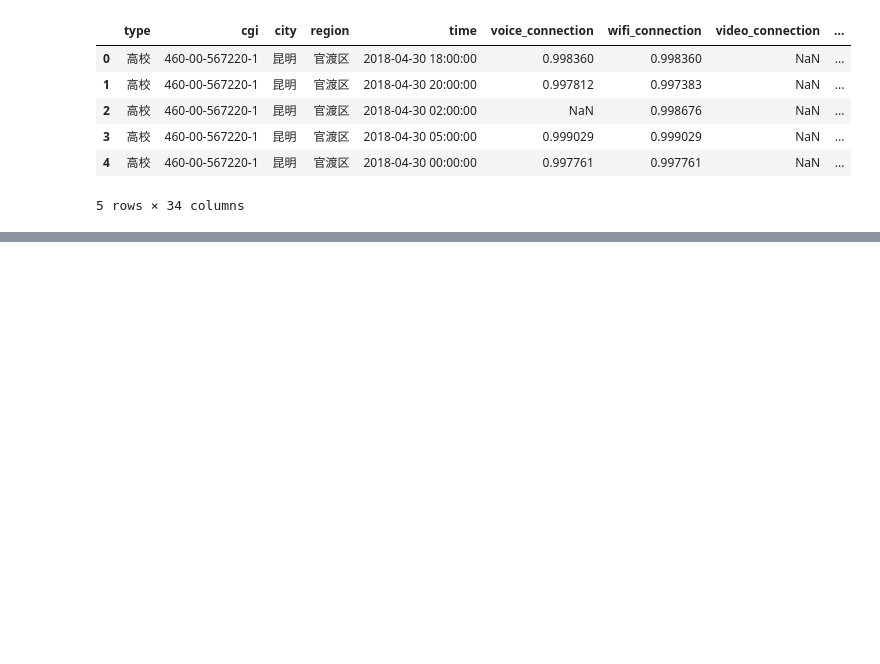
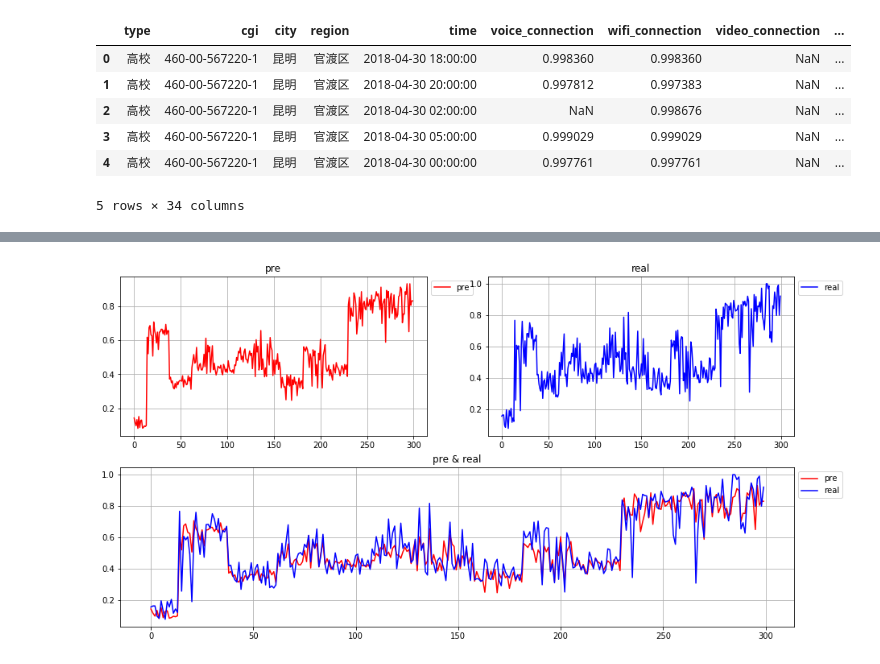
Before and after one commit to MashirosBaumkuchen/mr, a Jupyter notebook: src/situation.ipynb, the cells around one changed output, grey strips where cells are left out. Saved outputs shown, nothing was run; the diff lists cells and outputs as text; code cells hidden in the pictures; blank space fills up the shorter version.

Commit message:
Title: situation
Branch: master

OverView: ihave4cat

Description:

```diff
--- a/src/situation.ipynb
+++ b/src/situation.ipynb
@@ -187,0 +400,2 @@ camp.head()
+# %%
+pre = model.predict(test_x)
@@ -187,0 +418,30 @@ camp.head()
+# %%
+def draw(real, pre, skip=0, n=10):
+    al = []
+    for i in range(n):
+        al.append(i)
+
+    ax1 = plt.subplot(221)
+    ax1.set_title('pre')
+    ax1.plot(al, pre[skip:skip+n], 'r', label='pre')
+    ax1.legend(bbox_to_anchor=[1, 1])
+    ax1.grid()
+
+    ax2 = plt.subplot(222)
+    ax2.set_title('real')
+    ax2.plot(al, real[skip:skip+n].tolist(), 'b', label='real')
+    ax2.legend(bbox_to_anchor=[1, 1])
+    ax2.grid()
+
+    ax3 = plt.subplot(212)
+    ax3.set_title('pre & real')
+    ax3.plot(al, pre[skip:skip+n], 'r', label='pre')
+    ax3.plot(al, real[skip:skip+n].tolist(), 'b', label='real')
+    ax3.legend(bbox_to_anchor=[1, 1])
+    ax3.grid()
+
+    plt.show()
+# %%
+draw(test_y_high, pre, skip=226, n=300)
+# %% [output]
+[figure, added]
```
Also changed, not shown: parts of 33 cells of this notebook.
